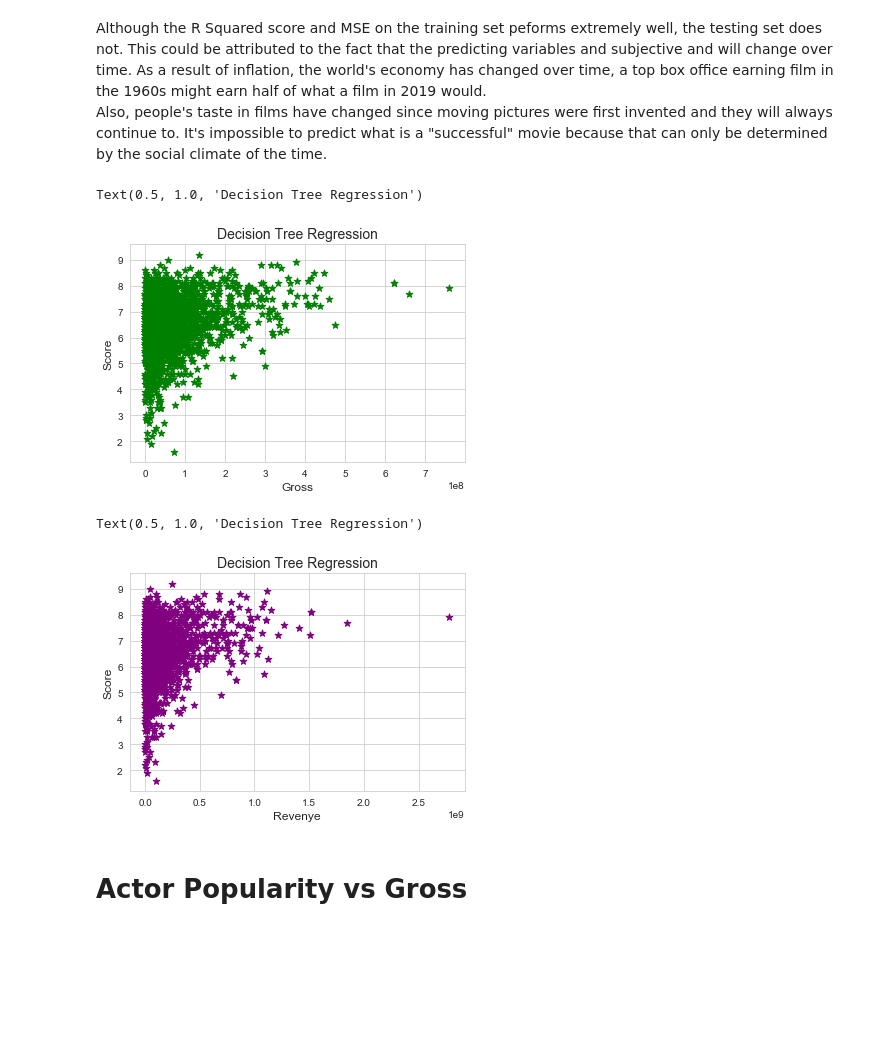
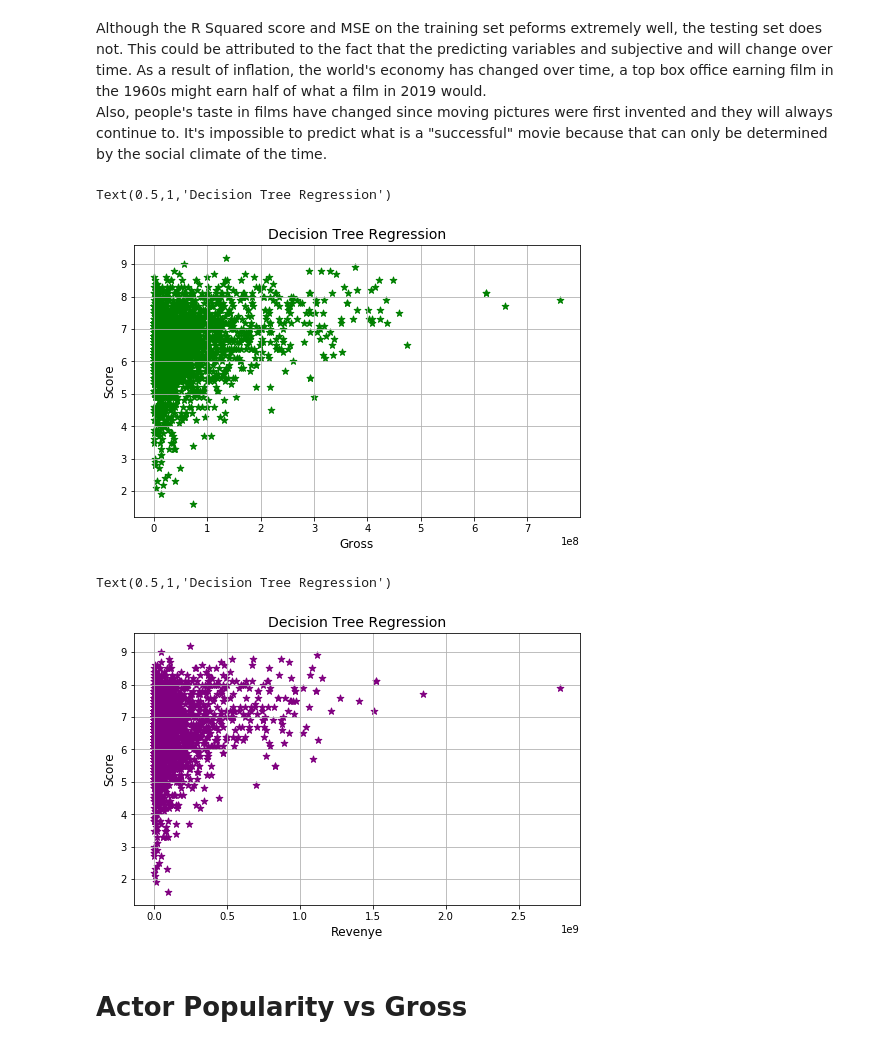
Before and after one commit to arianaroz/data-science-project-2019, a Jupyter notebook: project_working.ipynb, the cells around one changed output. Saved outputs shown, nothing was run; the diff lists cells and outputs as text; code cells hidden in the pictures; blank space fills up the shorter version.

```diff
--- a/project_working.ipynb
+++ b/project_working.ipynb
@@ -245,8 +239,6 @@ movie_facebook_likes         int64
 dtype: object
 # %%
 clean_df['title_year'] = clean_df['title_year'].round(0).astype(int)
-# %%
-clean_df['title_year']=  clean_df['title_year'].astype(str)
 # %%
 clean_df['title_year'].head()
 # %% [output]
@@ -290,7 +272,7 @@ plt.show()
 # %%
 #Create graphic of number of films released each year
 new_df.hist(column='title_year',bins=50, grid=False, color='lightblue',edgecolor='darkblue')
-plt.rcParams["figure.figsize"] = (10,5)
+plt.rcParams["figure.figsize"] = (10,10)
 plt.xlabel('Title Year', fontsize=12)
 plt.ylabel('Movie count', fontsize=12)
 plt.title('Movie Releases per Year', fontsize=14)
@@ -766,23 +739,25 @@ MSE on Testing Set: 1.4371426186186256
 Although the R Squared score and MSE on the training set peforms extremely well, the testing set does not. This could be attributed to the fact that the predicting variables and subjective and will change over time. As a result of inflation, the world's economy has changed over time, a top box office earning film in the 1960s might earn half of what a film in 2019 would. <br>
 Also, people's taste in films have changed since moving pictures were first invented and they will always continue to. It's impossible to predict what is a "successful" movie because that can only be determined by the social climate of the time.
 # %%
+plt.figure(figsize=(8, 5))
 plt.scatter(x_train['gross'], y_train, marker = "*", s=50, color = 'green')
-
 plt.xlabel("Gross", fontsize = 12)
 plt.ylabel("Score", fontsize = 12)
+plt.grid()
 plt.title("Decision Tree Regression", fontsize = 14)
 # %% [output]
-Text(0.5, 1.0, 'Decision Tree Regression')
+Text(0.5,1,'Decision Tree Regression')
-[figure, old version]
+[figure, new version]
 # %%
+plt.figure(figsize=(8, 5))
 plt.scatter(x_train['revenue'], y_train, marker = "*", s=50, color = 'purple')
-
 plt.xlabel("Revenye", fontsize = 12)
 plt.ylabel("Score", fontsize = 12)
+plt.grid()
 plt.title("Decision Tree Regression", fontsize = 14)
 # %% [output]
-Text(0.5, 1.0, 'Decision Tree Regression')
+Text(0.5,1,'Decision Tree Regression')
-[figure, old version]
+[figure, new version]
 # %% [markdown]
 # Actor Popularity vs Gross
 # %%
```
Also changed, not shown: parts of 27 cells of this notebook.
